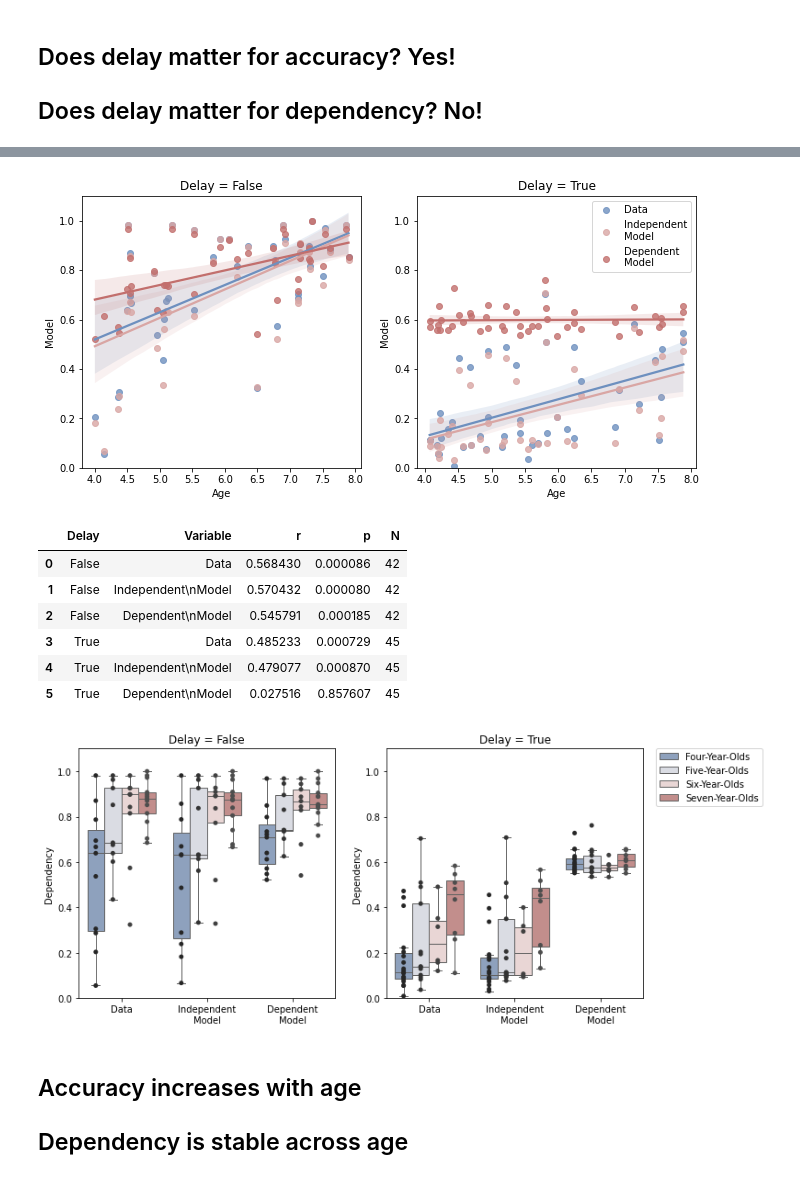
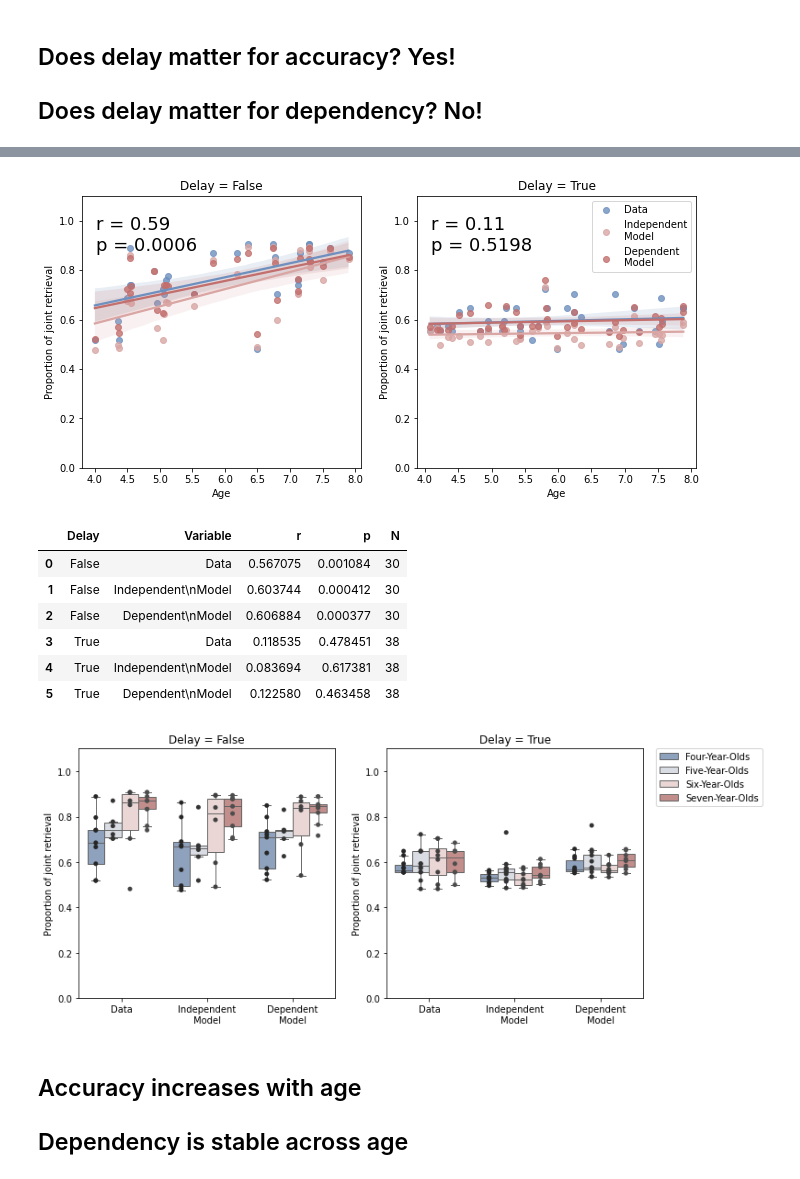
Before and after one commit to samsydco/PSPC, a Jupyter notebook: Results_PC.ipynb, the cells around one changed output, grey strips where cells are left out. Saved outputs shown, nothing was run; the diff lists cells and outputs as text; code cells hidden in the pictures.

```diff
--- a/Results_PC.ipynb
+++ b/Results_PC.ipynb
@@ -17,3 +20,17 @@ PCoutputplotdf = pd.read_csv('csvs/PC_outputplotdf.csv')
+# %%
+def exclude_fun(df,exlist):
+    df = df[~df.Subject.isin(exlist)]
+    return df
+
+exclude = 1
+if exclude == 1:
+    excludedf = dependencydf[(dependencydf['Accuracy']<0.3) | (dependencydf['Accuracy']>0.95)]
+    exclude_subjs = excludedf['Subject']
+    dependencydf = exclude_fun(dependencydf,exclude_subjs)
+    pairaccuracydf = exclude_fun(pairaccuracydf,exclude_subjs)
+    PCoutputdf = exclude_fun(PCoutputdf,exclude_subjs)
+    PCconddf = exclude_fun(PCconddf,exclude_subjs)
+    PCoutputplotdf = exclude_fun(PCoutputplotdf,exclude_subjs)
 # %% [markdown]
 ## Does delay matter for accuracy? Yes!
 ## Does delay matter for dependency? No!
@@ -52,46 +69,51 @@ def numbers_to_words (number):
             '7': "Seven-Year-Olds", '8': "Eight-Year-Olds", '9': "Nine-Year-Olds"}
     return " ".join(map(lambda i: number2word[i], str(number)))
 statlist = []
+r = 'r'
+p = 'p'
 fig, axes = plt.subplots(1, 2, figsize=(11, 5))
 for i,delay in enumerate([False,True]):
     tmp_ = tmp[tmp.Delay == delay]
     for c,model in enumerate(tmp['Model-type'].unique()):
         tmpdf = tmp_[tmp_['Model-type'].str.contains(model)].copy()
         tmpdf = tmpdf.rename(columns={'Dependency': model})
         stat_vals = stats.pearsonr(tmpdf['Age'],tmpdf[model])
-        statlist.append({'Delay':delay,'Variable':model, 'r':stat_vals[0], 'p':stat_vals[1], 'N':len(tmpdf)})
+        statlist.append({'Delay':delay,'Variable':model, r:stat_vals[0], p:stat_vals[1], 'N':len(tmpdf)})
         g = sns.regplot(data=tmpdf, x="Age", y=model, ax=axes[i], color=palette[c], label=model)
         axes[i].set(ylim=(0, 1.1))
         axes[i].set_title('Delay = '+str(delay))
-        axes[i].set_ylabel('Model')
+        axes[i].set_ylabel('Proportion of joint retrieval')
+    sl = statlist[i*3:(i*3)+3]
+    axes[i].text(0.05, 0.8, f'r = {np.mean([v[r] for v in sl]):.2f}\np = {np.mean([v[p] for v in sl]):.4f}', transform=axes[i].transAxes, size=18)
 plt.legend(fontsize=10)
 plt.show()
 statdf=pd.DataFrame(statlist)
 display(statdf)
 tmp['Age'] = tmp['Age'].map(lambda age: numbers_to_words(math.floor(age)))
 fig, axes = plt.subplots(1, 2, figsize=(11, 5))
 for i,delay in enumerate([False,True]):
     tmp_ = tmp[tmp.Delay == delay]
     sns.boxplot(data=tmp_, x="Model-type", y="Dependency", hue="Age", palette="vlag",ax=axes[i],
                 hue_order=order, showfliers = False)
     sns.stripplot(data=tmp_, x="Model-type", y="Dependency", hue="Age", dodge=True,palette='dark:.3',
                   hue_order=order, jitter=False,legend=False,ax=axes[i])
     axes[i].set(ylim=(0, 1.1))
     axes[i].set_title('Delay = '+str(delay))
     axes[i].set(xlabel=None)
+    axes[i].set_ylabel('Proportion of joint retrieval')
 
 i = axes[0].legend().remove()
 i = axes[1].legend(bbox_to_anchor=(1.05, 1), loc=2, borderaxespad=0.)
 # %% [output]
-[figure, old version]
+[figure, new version]
 |  | Delay | Variable | r | p | N |
-| 0 | False | Data | 0.568430 | 0.000086 | 42 |
-| 1 | False | Independent\nModel | 0.570432 | 0.000080 | 42 |
-| 2 | False | Dependent\nModel | 0.545791 | 0.000185 | 42 |
-| 3 | True | Data | 0.485233 | 0.000729 | 45 |
-| 4 | True | Independent\nModel | 0.479077 | 0.000870 | 45 |
-| 5 | True | Dependent\nModel | 0.027516 | 0.857607 | 45 |
+| 0 | False | Data | 0.567075 | 0.001084 | 30 |
+| 1 | False | Independent\nModel | 0.603744 | 0.000412 | 30 |
+| 2 | False | Dependent\nModel | 0.606884 | 0.000377 | 30 |
+| 3 | True | Data | 0.118535 | 0.478451 | 38 |
+| 4 | True | Independent\nModel | 0.083694 | 0.617381 | 38 |
+| 5 | True | Dependent\nModel | 0.122580 | 0.463458 | 38 |
-[figure, old version]
+[figure, new version]
 # %% [markdown]
 ## Accuracy increases with age
 ## Dependency is stable across age
```
Also changed, not shown: parts of 11 cells of this notebook.
